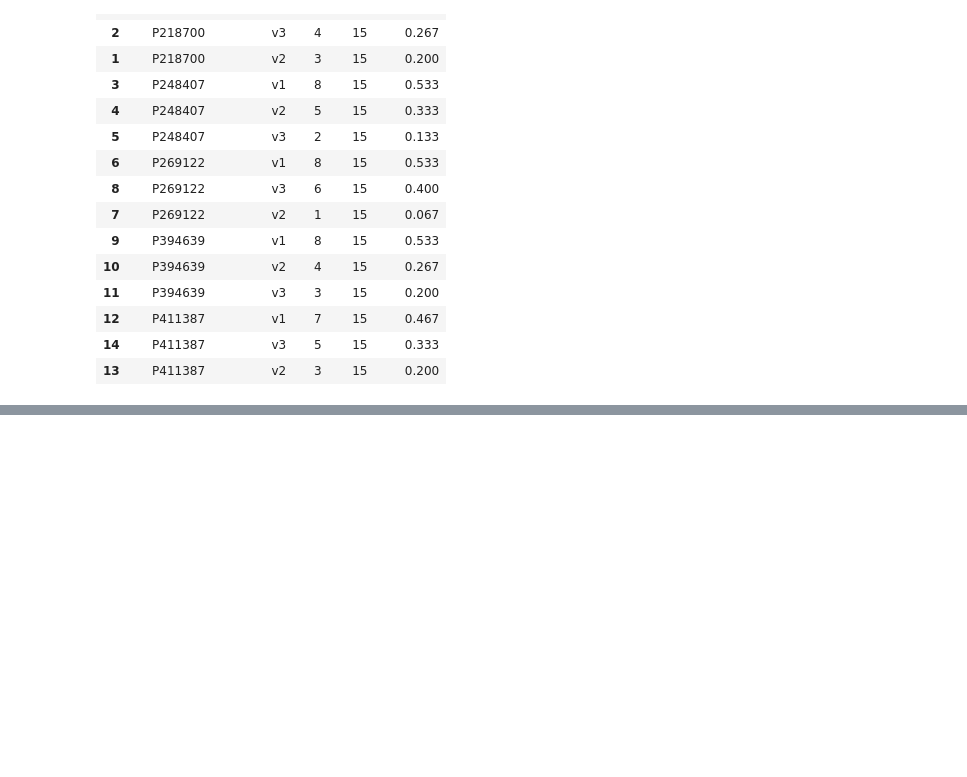
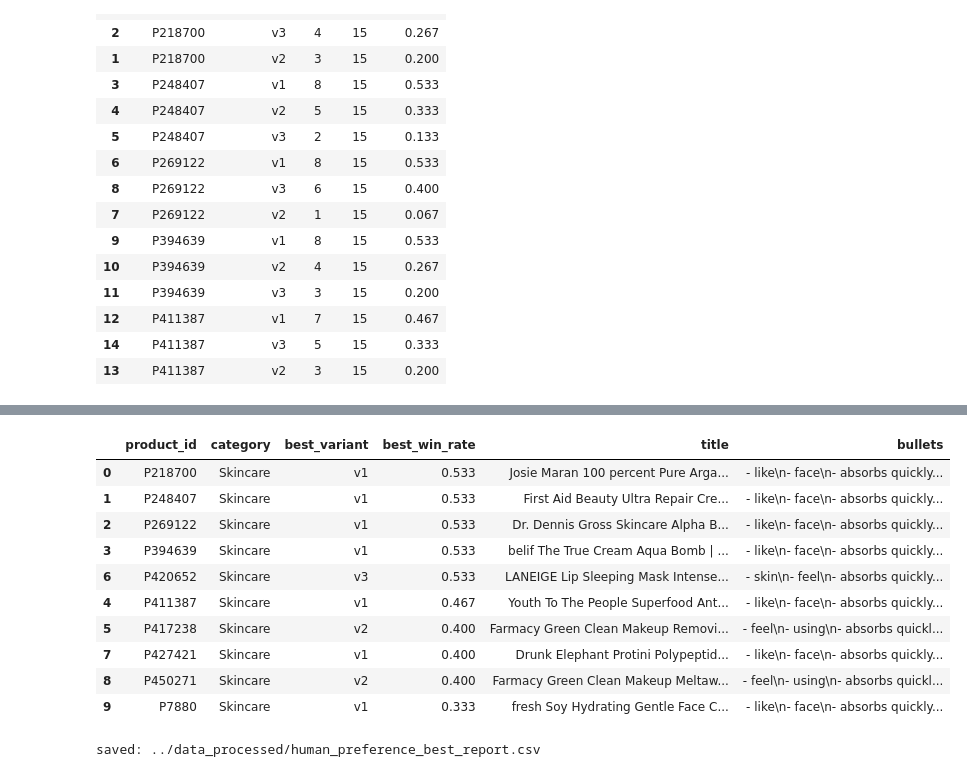
Before and after one commit to yunacong/ecom-aigc-content-lab, a Jupyter notebook: ecom-aigc/notebooks/06_human_eval_pack.ipynb, the cells around one changed output, grey strips where cells are left out. Cells and saved outputs as stored; diff of their text form; code cells hidden in the pictures; blank space fills up the shorter version.

```diff
--- a/ecom-aigc/notebooks/06_human_eval_pack.ipynb
+++ b/ecom-aigc/notebooks/06_human_eval_pack.ipynb
@@ -210,3 +210,7 @@ win_rate.head(15)
 | 12 | P411387 | v1 | 7 | 15 | 0.467 |
 | 14 | P411387 | v3 | 5 | 15 | 0.333 |
 | 13 | P411387 | v2 | 3 | 15 | 0.200 |
+# %%
+best = win_rate.groupby("product_id").head(1).copy()
+best = best.rename(columns={"variant_id":"best_variant", "win_rate":"best_win_rate"})
+best[["product_id","best_variant","cnt","total","best_win_rate"]].head(10)
@@ -212,0 +229,31 @@ win_rate.head(15)
+# %%
+best_show = best.merge(
+    pack,
+    left_on=["product_id","best_variant"],
+    right_on=["product_id","variant_id"],
+    how="left"
+)
+
+best_show = best_show[[
+    "product_id","category","best_variant","best_win_rate","title","bullets"
+]].sort_values("best_win_rate", ascending=False)
+
+best_show.head(10)
+# %% [output]
+|  | product_id | category | best_variant | best_win_rate | title | bullets |
+| 0 | P218700 | Skincare | v1 | 0.533 | Josie Maran 100 percent Pure Arga... | - like\n- face\n- absorbs quickly... |
+| 1 | P248407 | Skincare | v1 | 0.533 | First Aid Beauty Ultra Repair Cre... | - like\n- face\n- absorbs quickly... |
+| 2 | P269122 | Skincare | v1 | 0.533 | Dr. Dennis Gross Skincare Alpha B... | - like\n- face\n- absorbs quickly... |
+| 3 | P394639 | Skincare | v1 | 0.533 | belif The True Cream Aqua Bomb | ... | - like\n- face\n- absorbs quickly... |
+| 6 | P420652 | Skincare | v3 | 0.533 | LANEIGE Lip Sleeping Mask Intense... | - skin\n- feel\n- absorbs quickly... |
+| 4 | P411387 | Skincare | v1 | 0.467 | Youth To The People Superfood Ant... | - like\n- face\n- absorbs quickly... |
+| 5 | P417238 | Skincare | v2 | 0.400 | Farmacy Green Clean Makeup Removi... | - feel\n- using\n- absorbs quickl... |
+| 7 | P427421 | Skincare | v1 | 0.400 | Drunk Elephant Protini Polypeptid... | - like\n- face\n- absorbs quickly... |
+| 8 | P450271 | Skincare | v2 | 0.400 | Farmacy Green Clean Makeup Meltaw... | - feel\n- using\n- absorbs quickl... |
+| 9 | P7880 | Skincare | v1 | 0.333 | fresh Soy Hydrating Gentle Face C... | - like\n- face\n- absorbs quickly... |
+# %%
+best_path = OUT / "human_preference_best_report.csv"
+best_show.to_csv(best_path, index=False)
+print("saved:", best_path)
+# %% [output]
+saved: ../data_processed/human_preference_best_report.csv
```
Also changed, not shown: parts of 1 cell of this notebook, 3 other files.
